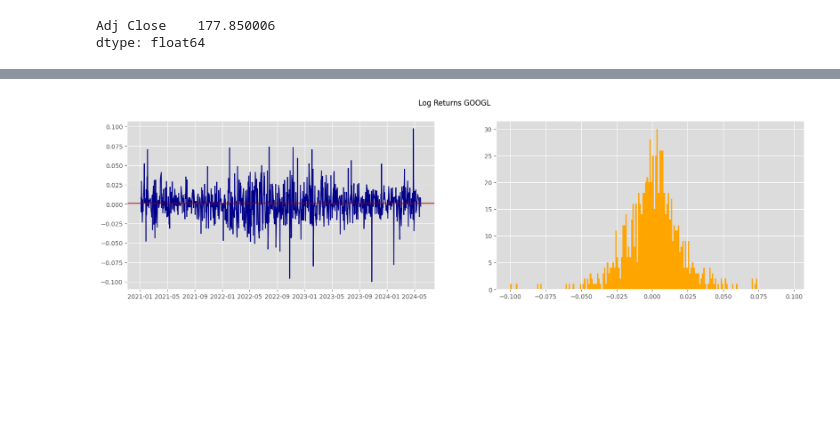
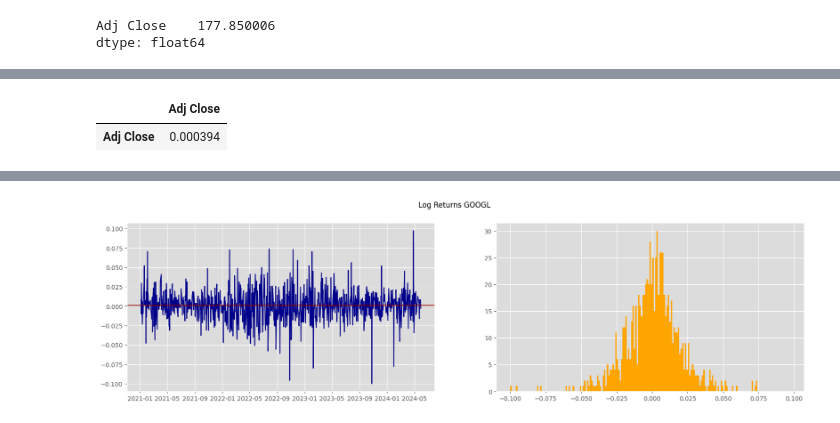
Before and after one commit to NJAimesD/Assets, a Jupyter notebook: test.ipynb, the cells around one changed output, grey strips where cells are left out. Saved outputs shown, nothing was run; the diff lists cells and outputs as text; code cells hidden in the pictures; blank space fills up the shorter version.

```diff
--- a/test.ipynb
+++ b/test.ipynb
@@ -133,0 +148,5 @@ We can also plot the time series we just download so we can observe the pattern
+# %%
+asset._get_variance()
+# %% [output]
+|  | Adj Close |
+| Adj Close | 0.000394 |
```
Also changed, not shown: parts of 32 cells of this notebook.
